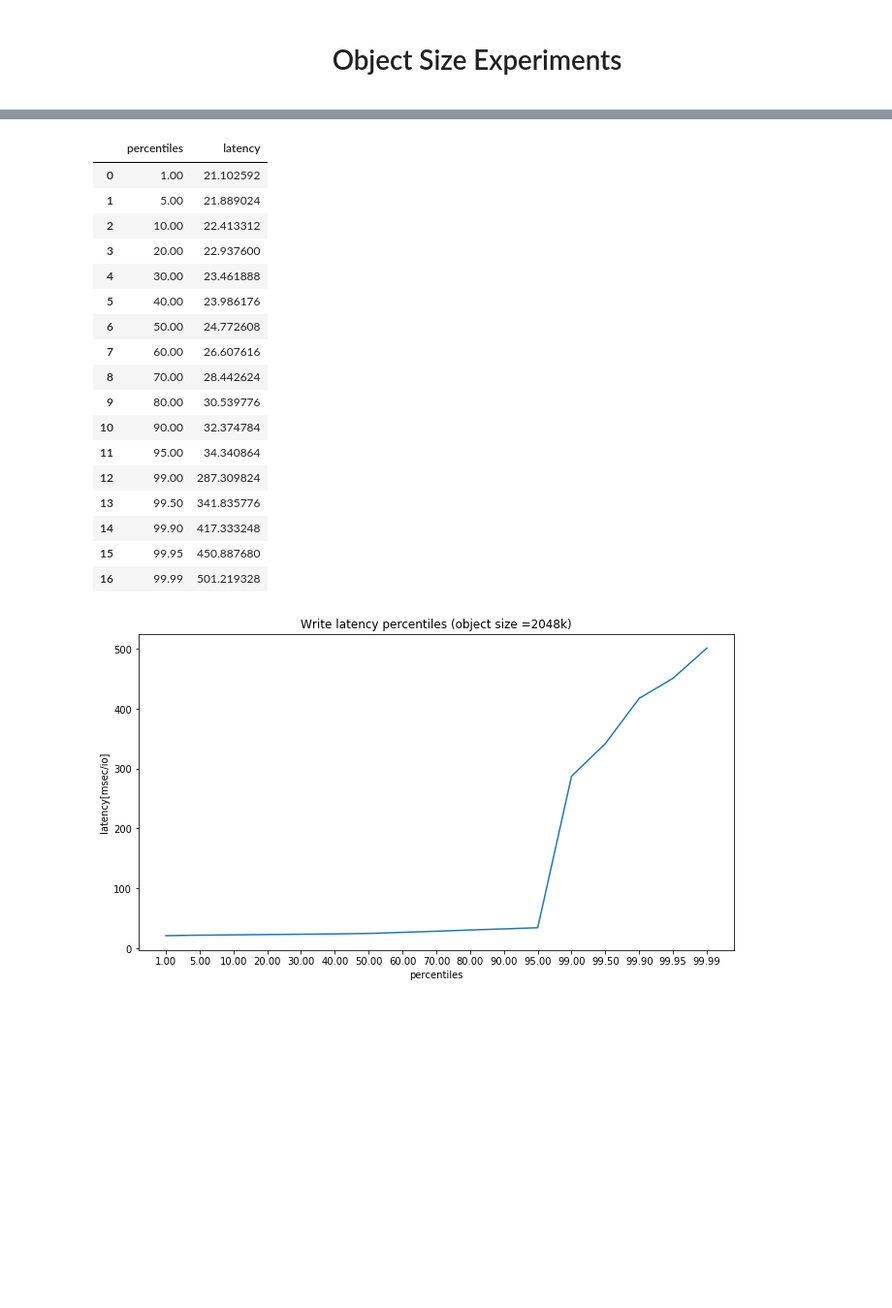
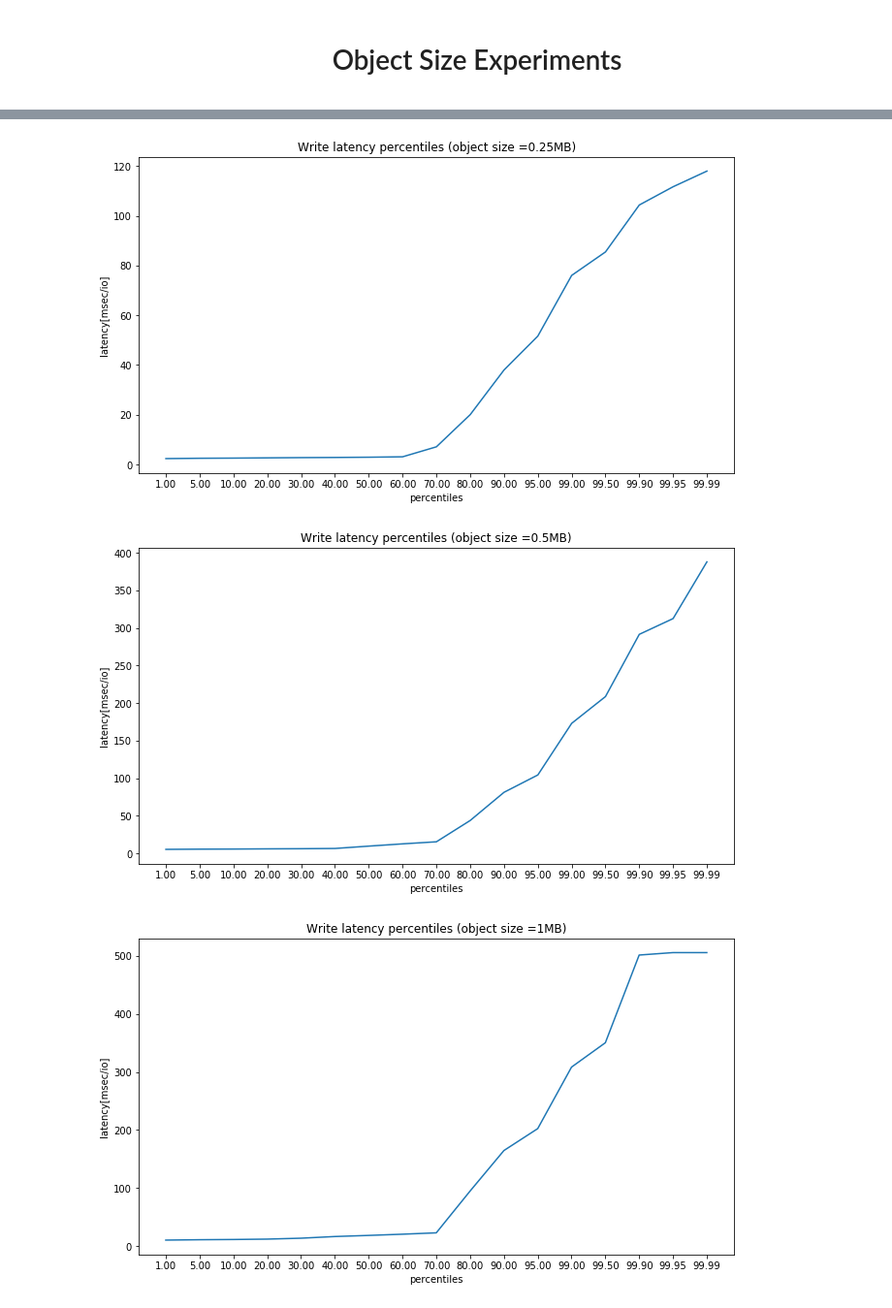
Before and after one commit to xweichu/object_size, a Jupyter notebook: object_size.ipynb, the cells around one changed output, grey strips where cells are left out. Shown: that part at 97% size. Saved outputs shown, nothing was run; the diff lists cells and outputs as text; code cells hidden in the pictures; blank space fills up the shorter version.

Commit message:
added more graphs

```diff
--- a/object_size.ipynb
+++ b/object_size.ipynb
@@ -15,0 +111,15 @@ display(HTML("""
+# %%
+object_sizes = ['0.25MB','0.5MB', '1MB', '2MB', '4MB', '8MB', '16MB', '32MB', '64MB']
+
+r_lat_list = []
+for i in range(len(object_sizes)):
+    with open('./data/R'+object_sizes[i]+'.json') as f:
+        data = json.load(f)
+    r_lat_list.append([object_sizes[i],data['jobs'][0]['read']['lat_ns']['mean']/1000000])
+
+r_lat_df = pd.DataFrame(r_lat_list, columns=['object size','latency'])
+display(r_lat_df)
+
+fig = r_lat_df.plot(x='object size', y='latency', title='Read Latency' ,legend=False, xticks=r_lat_df.index , figsize=[8,5])
+fig.set_ylabel("latency[msec]")
+plt.show()
@@ -16,47 +138,29 @@ display(HTML("""
 # %%
-import json
-import pandas as pd
-import matplotlib.pyplot as plt
+#read json result
+object_sizes = ['0.25MB','0.5MB', '1MB', '2MB', '4MB', '8MB', '16MB', '32MB', '64MB']
+for i in range(len(object_sizes)):
+    with open('./data/R'+object_sizes[i]+'.json') as f:
+        data = json.load(f)
 
-#read json result
-with open('./data/test.json') as f:
-    data = json.load(f)
+    #transform data
+    percentiles_df = pd.DataFrame(data['jobs'][0]['read']['clat_ns']['percentile'],index=['latency'])
+    percentiles_df = percentiles_df.T
+    percentiles_df = percentiles_df.reset_index()
+    percentiles_df.rename(columns={'index': 'percentiles'}, inplace=True)
 
-#transform data
-percentiles = pd.DataFrame(data['jobs'][0]['read']['clat_ns']['percentile'],index=['latency'])
-rw = percentiles.T
-rw = rw.reset_index()
-rw.rename(columns={'index': 'percentiles'}, inplace=True)
+    #format data
+    percentiles_df[['percentiles']] = percentiles_df[['percentiles']].astype(float).applymap('{:,.2f}'.format)
+    percentiles_df[['latency']] = percentiles_df[['latency']].astype(int).applymap(lambda x: x/1000000)
 
-#format data
-rw[['percentiles']] = rw[['percentiles']].astype(float).applymap('{:,.2f}'.format)
-rw[['latency']] = rw[['latency']].astype(int).applymap(lambda x: x/1000000)
+    #display table
+    #display(percentiles_df)
 
-#display table
-display(rw)
-
-#display graph
-obj_size = data['jobs'][0]['job options']['bs']
-fig = rw.plot(x='percentiles', y='latency', title="Write latency percentiles (object size =" + obj_size + ')' ,legend=False, xticks=rw.index , figsize=[11,6])
-fig.set_ylabel("latency[msec/io]")
-plt.show()
+    #display graph
+    obj_size = object_sizes[i]
+    fig = percentiles_df.plot(x='percentiles', y='latency', title="Write latency percentiles (object size =" + obj_size + ')' ,legend=False, xticks=percentiles_df.index , figsize=[11,6])
+    fig.set_ylabel("latency[msec/io]")
+    plt.show()
 # %% [output]
-|  | percentiles | latency |
-| 0 | 1.00 | 21.102592 |
-| 1 | 5.00 | 21.889024 |
-| 2 | 10.00 | 22.413312 |
-| 3 | 20.00 | 22.937600 |
-| 4 | 30.00 | 23.461888 |
-| 5 | 40.00 | 23.986176 |
-| 6 | 50.00 | 24.772608 |
-| 7 | 60.00 | 26.607616 |
-| 8 | 70.00 | 28.442624 |
-| 9 | 80.00 | 30.539776 |
-| 10 | 90.00 | 32.374784 |
-| 11 | 95.00 | 34.340864 |
-| 12 | 99.00 | 287.309824 |
-| 13 | 99.50 | 341.835776 |
-| 14 | 99.90 | 417.333248 |
-| 15 | 99.95 | 450.887680 |
-| 16 | 99.99 | 501.219328 |
-[figure, old version]
+[figure, new version]
+[figure, added]
+[figure, added]
```
Also changed, not shown: parts of 10 cells of this notebook, 1 other file.
